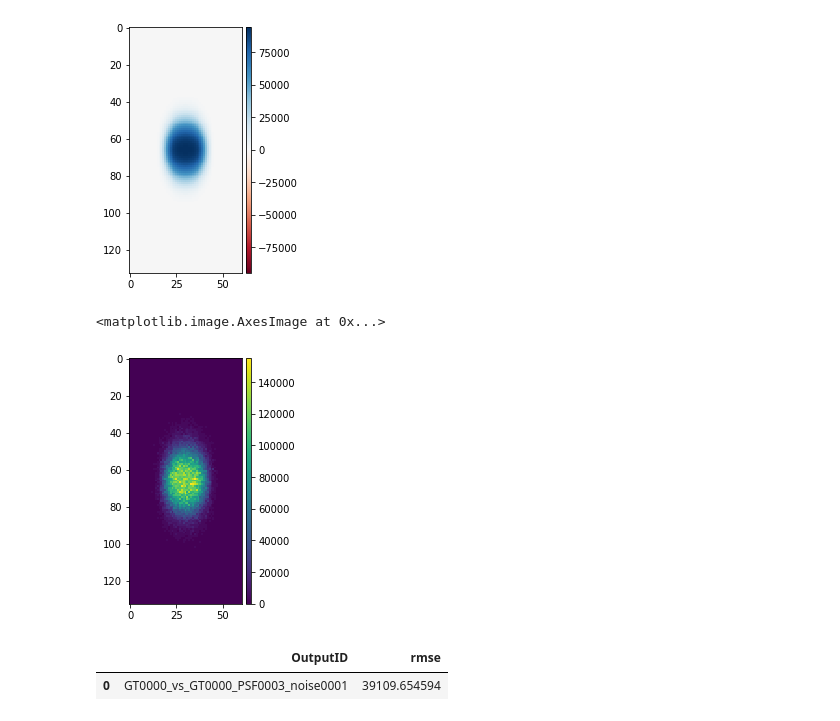
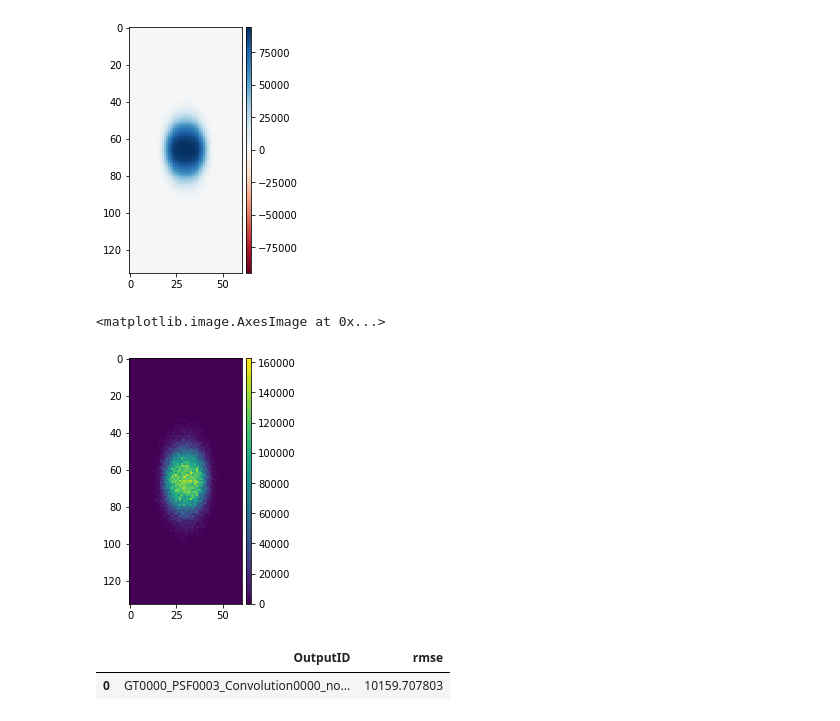
Before and after one commit to amedyukhina/deconvtest2, a Jupyter notebook: demo_run.ipynb, the cells around one changed output. Cells and saved outputs as stored; diff of their text form; code cells hidden in the pictures.

Commit message:
implemented the evaluation step in an aligned way

```diff
--- a/demo_run.ipynb
+++ b/demo_run.ipynb
@@ -104,12 +104,12 @@ io.imshow(io.imread('test_workflow/GT0000_PSF0003.tif').max(1))
 <matplotlib.image.AxesImage at 0x...>
 [figure]
 # %%
-io.imshow(io.imread('test_workflow/GT0000_PSF0003_noise0001.tif').max(1))
+io.imshow(io.imread('test_workflow/GT0000_PSF0003_Convolution0000_noise0001.tif').max(1))
 # %% [output]
 <matplotlib.image.AxesImage at 0x...>
-[figure, old version]
+[figure, new version]
 # %%
-pd.read_csv('test_workflow/GT0000_vs_GT0000_PSF0003_noise0001.csv')
+pd.read_csv('test_workflow/GT0000_PSF0003_Convolution0000_noise0001_Evaluation0000.csv')
 # %% [output]
 |  | OutputID | rmse |
-| 0 | GT0000_vs_GT0000_PSF0003_noise0001 | 39109.654594 |
+| 0 | GT0000_PSF0003_Convolution0000_no... | 10159.707803 |
```
Also changed, not shown: parts of 5 cells of this notebook, 4 other files.
